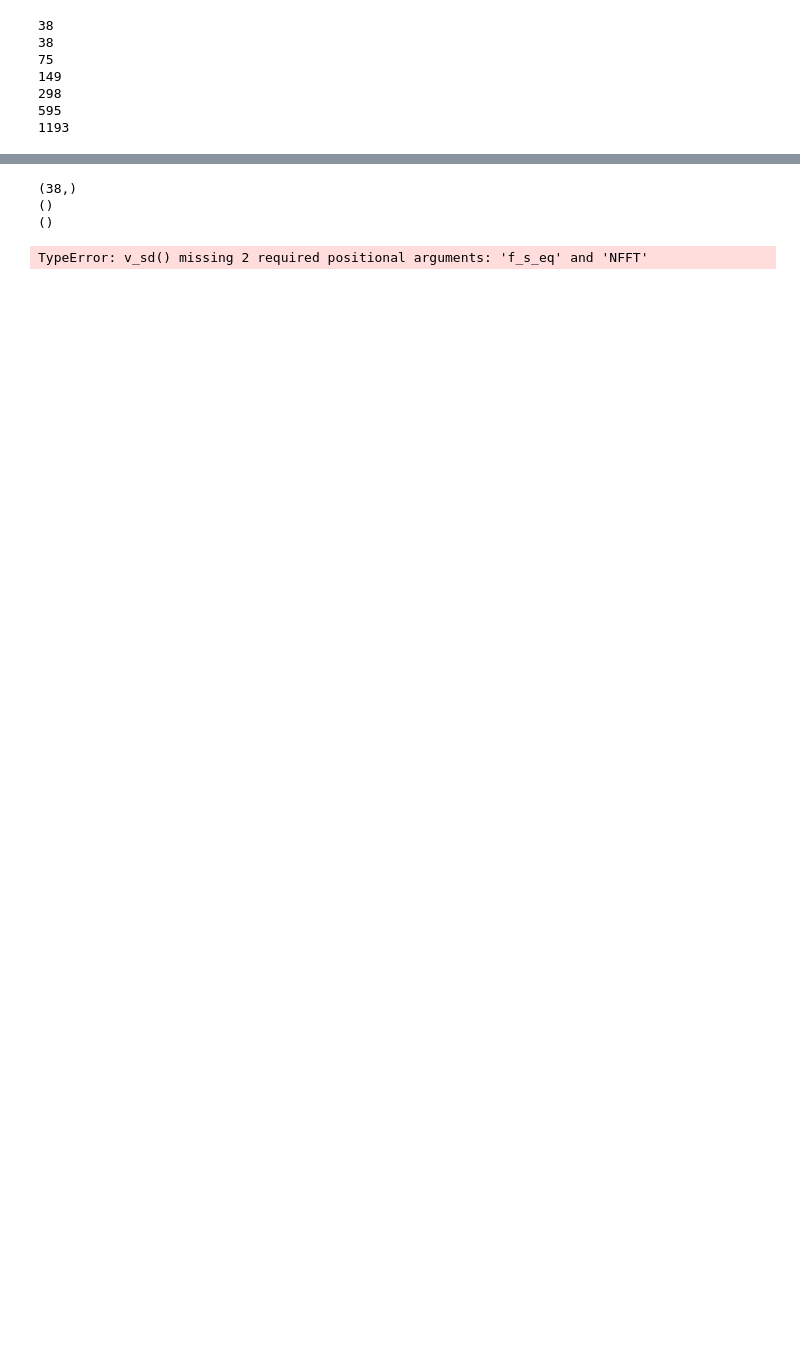
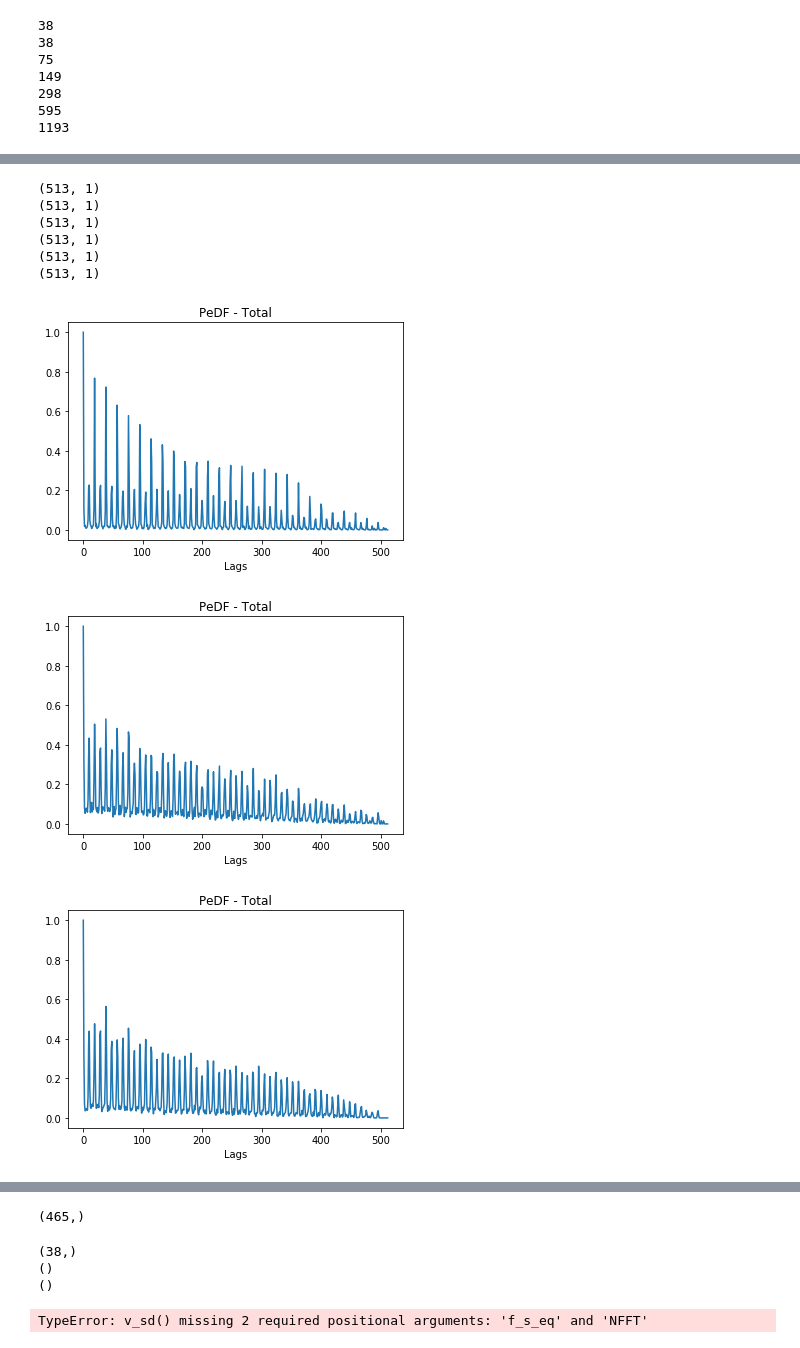
Before and after one commit to GPAD-UFBA/Python_MLP, a Jupyter notebook: Data Loading.ipynb, the cells around one changed output, grey strips where cells are left out. Drawn from its saved outputs; the diff is of its cells as text; code cells hidden in the pictures; blank space fills up the shorter version.

```diff
--- a/Data Loading.ipynb
+++ b/Data Loading.ipynb
@@ -36,0 +86,14 @@ from AE_functions import *
+# %%
+for i in range(6):
+    plot_PeDF(pedfs[i][14], 'partial')
+    print(pedfs[i][14].shape)
+# %% [output]
+(513, 1)
+(513, 1)
+(513, 1)
+(513, 1)
+(513, 1)
+(513, 1)
+[figure, added]
+[figure, added]
+[figure, added]
@@ -37,3 +103,7 @@ from AE_functions import *
+# %%
+print(pedfs[1].shape)
+# %% [output]
+(465,)
 # %%
 x = v_sc(pedf[1], 5)
 # %% [output]
```
Also changed, not shown: parts of 12 cells of this notebook, 1 other file.
